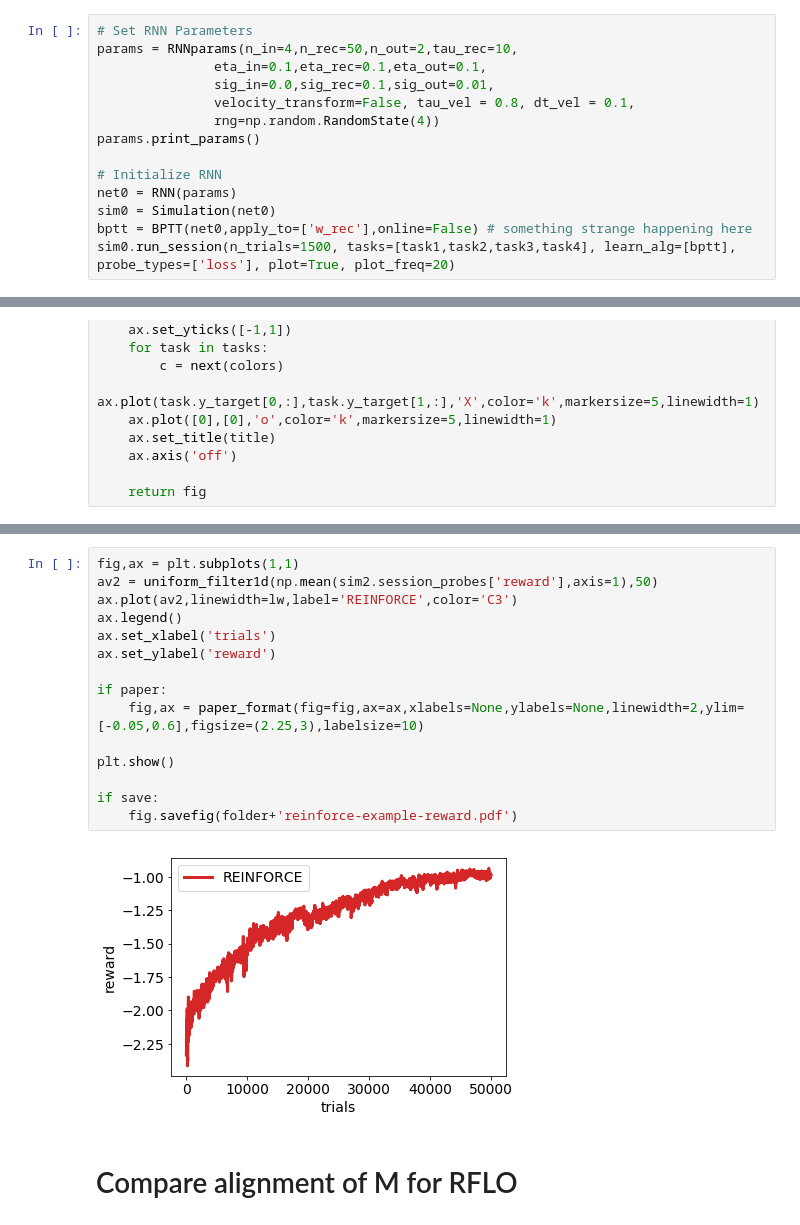
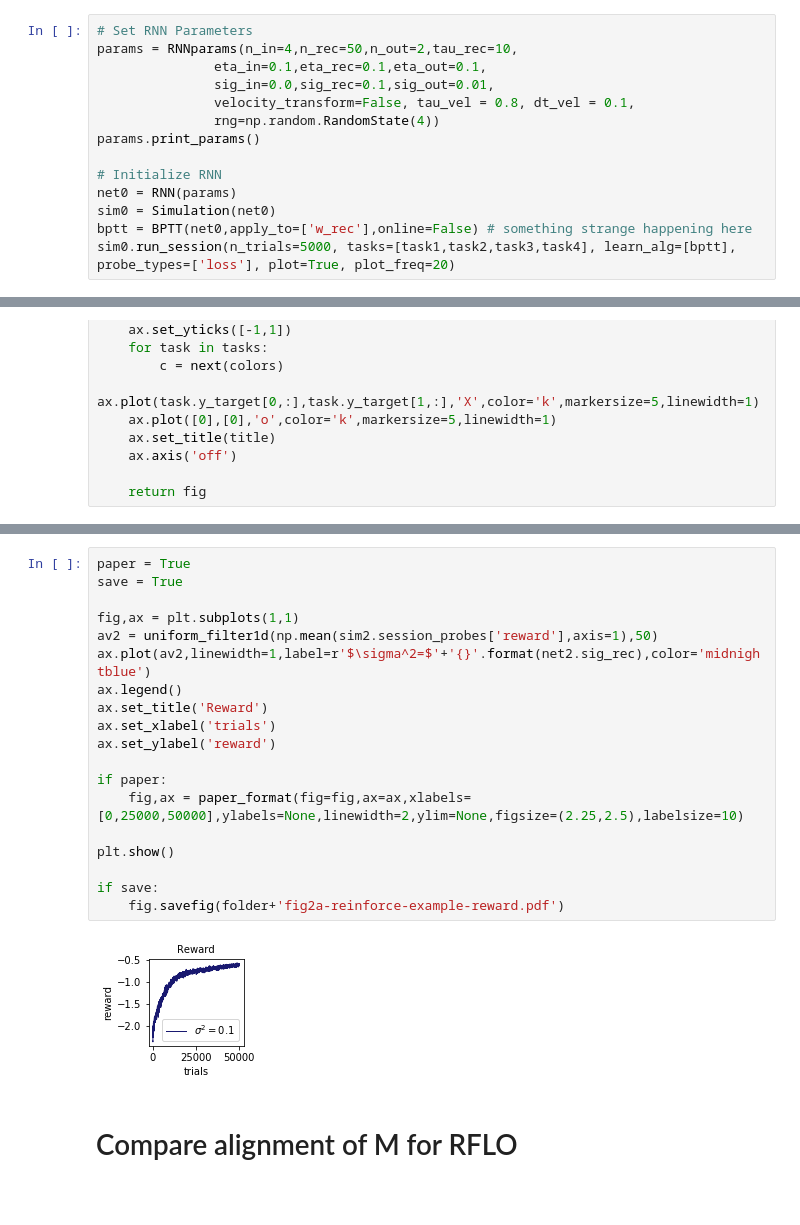
Before and after one commit to jacobfulano/rnn-learning, a Jupyter notebook: experiments/NeurIPS-2022-5-16/Fig2a-Example-2022-5-18.ipynb, the cells around one changed output, grey strips where cells are left out. Drawn from its saved outputs; the diff is of its cells as text; blank space fills up the shorter version.

```diff
--- a/experiments/NeurIPS-2022-5-16/Fig2a-Example-2022-5-18.ipynb
+++ b/experiments/NeurIPS-2022-5-16/Fig2a-Example-2022-5-18.ipynb
@@ -80,7 +82,7 @@ params.print_params()
 net0 = RNN(params)
 sim0 = Simulation(net0)
 bptt = BPTT(net0,apply_to=['w_rec'],online=False) # something strange happening here
-sim0.run_session(n_trials=1500, tasks=[task1,task2,task3,task4], learn_alg=[bptt], probe_types=['loss'], plot=True, plot_freq=20)
+sim0.run_session(n_trials=5000, tasks=[task1,task2,task3,task4], learn_alg=[bptt], probe_types=['loss'], plot=True, plot_freq=20)
 # %% [output]
 n_in: 4
 n_rec: 50
@@ -294,20 +259,24 @@ plt.show()
 # %%
+paper = True
+save = True
+
 fig,ax = plt.subplots(1,1)
 av2 = uniform_filter1d(np.mean(sim2.session_probes['reward'],axis=1),50)
-ax.plot(av2,linewidth=lw,label='REINFORCE',color='C3')
+ax.plot(av2,linewidth=1,label=r'$\sigma^2=$'+'{}'.format(net2.sig_rec),color='midnightblue')
 ax.legend()
+ax.set_title('Reward')
 ax.set_xlabel('trials')
 ax.set_ylabel('reward')
 
 if paper:
-    fig,ax = paper_format(fig=fig,ax=ax,xlabels=None,ylabels=None,linewidth=2,ylim=[-0.05,0.6],figsize=(2.25,3),labelsize=10)
+    fig,ax = paper_format(fig=fig,ax=ax,xlabels=[0,25000,50000],ylabels=None,linewidth=2,ylim=None,figsize=(2.25,2.5),labelsize=10)
 
 plt.show()
 
 if save:
-    fig.savefig(folder+'reinforce-example-reward.pdf')
+    fig.savefig(folder+'fig2a-reinforce-example-reward.pdf')
 # %% [output]
-[figure, old version]
+[figure, new version]
 # %% [markdown]
 # Compare alignment of M for RFLO
 # %%
```
Also changed, not shown: parts of 9 cells of this notebook, 22 other files.
